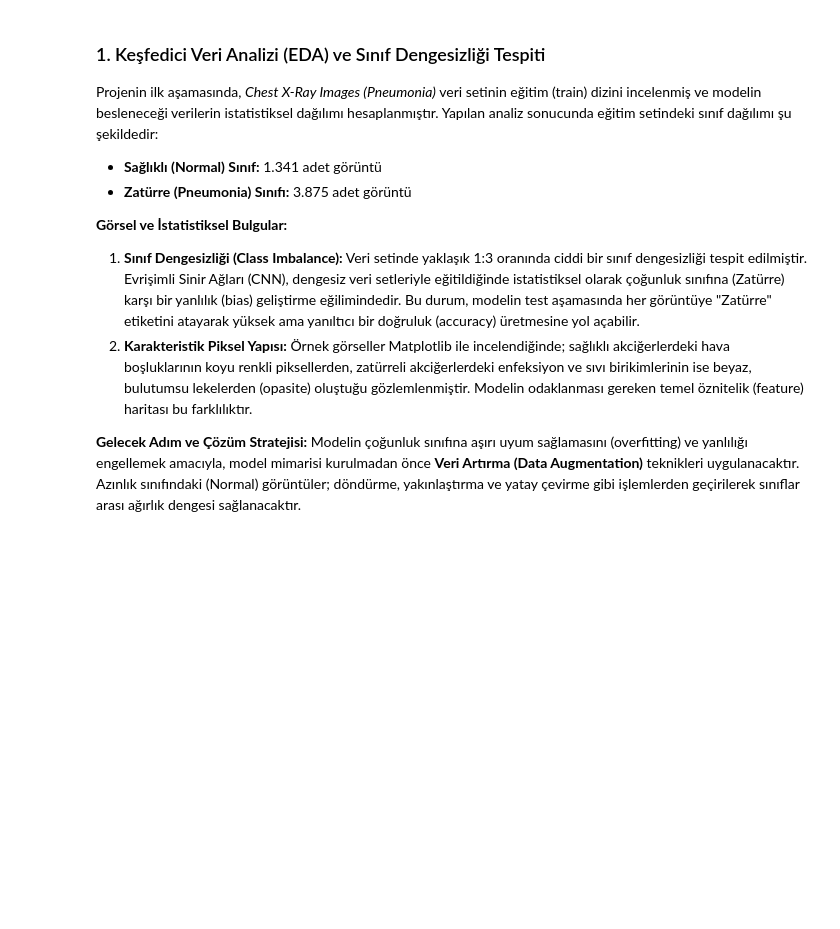
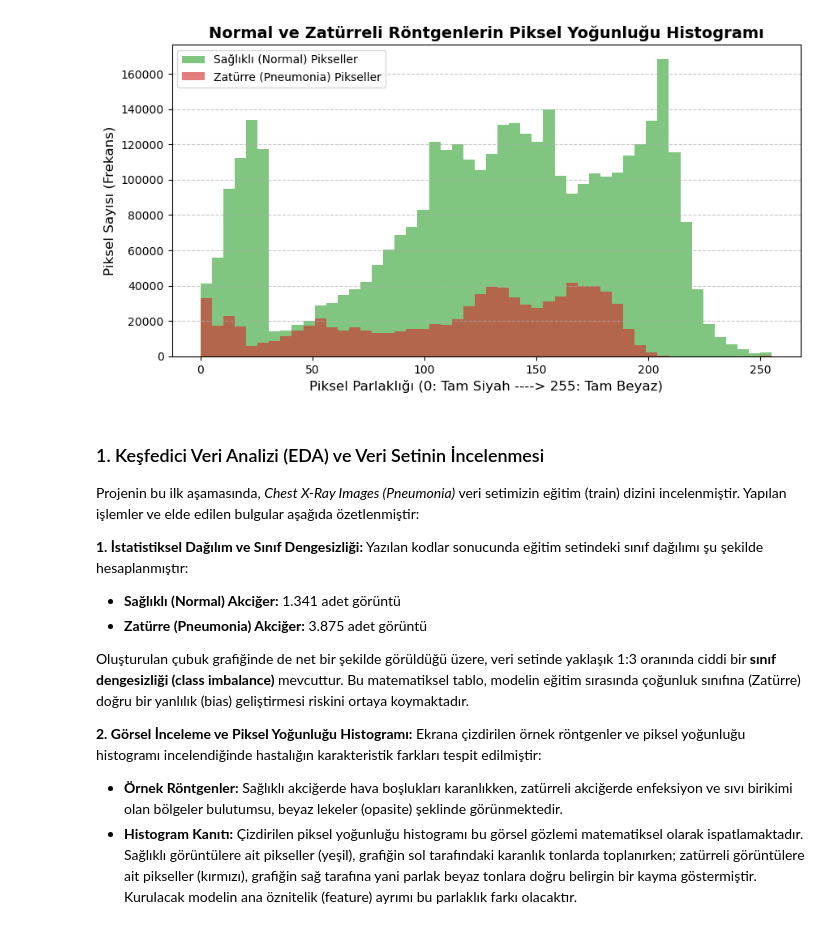
Before and after one commit to mustafaerfidan/Chest-XRay-Pneumonia-Detection, a Jupyter notebook: notebooks/01_veri_kesfi.ipynb, the cells around one changed output. Saved outputs shown, nothing was run; the diff lists cells and outputs as text; code cells hidden in the pictures; blank space fills up the shorter version.

Commit message:
veri keşfi

```diff
--- a/notebooks/01_veri_kesfi.ipynb
+++ b/notebooks/01_veri_kesfi.ipynb
@@ -65,14 +102,45 @@ Eğitim Setindeki Zatürre (Pneumonia) Röntgen Sayısı: 3875
+# %%
+# ---------------------------------------------------------
+# ADIM 5: PİKSEL YOĞUNLUĞU HİSTOGRAMI (Histogram Analysis)
+# ---------------------------------------------------------
+import numpy as np
+
+# Önceki hücrelerde okuduğumuz img_normal ve img_zaturre matrislerini kullanıyoruz.
+# Resimler 2 boyutlu (X, Y) olduğu için, pikselleri sayabilmek adına ravel() ile tek boyutlu bir listeye (1D) düzleştiriyoruz.
+pixels_normal = img_normal.ravel()
+pixels_zaturre = img_zaturre.ravel()
+
+# Yeni bir grafik alanı açıyoruz
+plt.figure(figsize=(10, 5))
+
+# Sağlıklı resmin piksellerini yeşil, zatürreli resmin piksellerini kırmızı çizdiriyoruz.
+# bins=50: Pikselleri 50 farklı ton grubuna ayırır. alpha=0.6: Grafikleri şeffaflaştırarak kesişimleri gösterir.
+plt.hist(pixels_normal, bins=50, alpha=0.6, color='#2ca02c', label='Sağlıklı (Normal) Pikseller')
+plt.hist(pixels_zaturre, bins=50, alpha=0.6, color='#d62728', label='Zatürre (Pneumonia) Pikseller')
+
+# Grafiği rapor için isimlendiriyoruz
+plt.title('Normal ve Zatürreli Röntgenlerin Piksel Yoğunluğu Histogramı', fontsize=14, fontweight='bold')
+plt.xlabel('Piksel Parlaklığı (0: Tam Siyah ----> 255: Tam Beyaz)', fontsize=12)
+plt.ylabel('Piksel Sayısı (Frekans)', fontsize=12)
+
+plt.legend()
+plt.grid(axis='y', linestyle='--', alpha=0.7)
+plt.show()
+# %% [output]
+[figure, added]
 # %% [markdown]
-### 1. Keşfedici Veri Analizi (EDA) ve Sınıf Dengesizliği Tespiti
+### 1. Keşfedici Veri Analizi (EDA) ve Veri Setinin İncelenmesi
 
-Projenin ilk aşamasında, *Chest X-Ray Images (Pneumonia)* veri setinin eğitim (train) dizini incelenmiş ve modelin besleneceği verilerin istatistiksel dağılımı hesaplanmıştır. Yapılan analiz sonucunda eğitim setindeki sınıf dağılımı şu şekildedir:
+Projenin bu ilk aşamasında, *Chest X-Ray Images (Pneumonia)* veri setimizin eğitim (train) dizini incelenmiştir. Yapılan işlemler ve elde edilen bulgular aşağıda özetlenmiştir:
 
-*   **Sağlıklı (Normal) Sınıf:** 1.341 adet görüntü
-*   **Zatürre (Pneumonia) Sınıfı:** 3.875 adet görüntü
+**1. İstatistiksel Dağılım ve Sınıf Dengesizliği:**
+Yazılan kodlar sonucunda eğitim setindeki sınıf dağılımı şu şekilde hesaplanmıştır:
+*   **Sağlıklı (Normal) Akciğer:** 1.341 adet görüntü
+*   **Zatürre (Pneumonia) Akciğer:** 3.875 adet görüntü
 
-**Görsel ve İstatistiksel Bulgular:**
-1. **Sınıf Dengesizliği (Class Imbalance):** Veri setinde yaklaşık 1:3 oranında ciddi bir sınıf dengesizliği tespit edilmiştir. Evrişimli Sinir Ağları (CNN), dengesiz veri setleriyle eğitildiğinde istatistiksel olarak çoğunluk sınıfına (Zatürre) karşı bir yanlılık (bias) geliştirme eğilimindedir. Bu durum, modelin test aşamasında her görüntüye "Zatürre" etiketini atayarak yüksek ama yanıltıcı bir doğruluk (accuracy) üretmesine yol açabilir.
-2. **Karakteristik Piksel Yapısı:** Örnek görseller Matplotlib ile incelendiğinde; sağlıklı akciğerlerdeki hava boşluklarının koyu renkli piksellerden, zatürreli akciğerlerdeki enfeksiyon ve sıvı birikimlerinin ise beyaz, bulutumsu lekelerden (opasite) oluştuğu gözlemlenmiştir. Modelin odaklanması gereken temel öznitelik (feature) haritası bu farklılıktır.
+Oluşturulan çubuk grafiğinde de net bir şekilde görüldüğü üzere, veri setinde yaklaşık 1:3 oranında ciddi bir **sınıf dengesizliği (class imbalance)** mevcuttur. Bu matematiksel tablo, modelin eğitim sırasında çoğunluk sınıfına (Zatürre) doğru bir yanlılık (bias) geliştirmesi riskini ortaya koymaktadır.
 
-**Gelecek Adım ve Çözüm Stratejisi:**
-Modelin çoğunluk sınıfına aşırı uyum sağlamasını (overfitting) ve yanlılığı engellemek amacıyla, model mimarisi kurulmadan önce **Veri Artırma (Data Augmentation)** teknikleri uygulanacaktır. Azınlık sınıfındaki (Normal) görüntüler; döndürme, yakınlaştırma ve yatay çevirme gibi işlemlerden geçirilerek sınıflar arası ağırlık dengesi sağlanacaktır.
+**2. Görsel İnceleme ve Piksel Yoğunluğu Histogramı:**
+Ekrana çizdirilen örnek röntgenler ve piksel yoğunluğu histogramı incelendiğinde hastalığın karakteristik farkları tespit edilmiştir:
+*   **Örnek Röntgenler:** Sağlıklı akciğerde hava boşlukları karanlıkken, zatürreli akciğerde enfeksiyon ve sıvı birikimi olan bölgeler bulutumsu, beyaz lekeler (opasite) şeklinde görünmektedir.
+*   **Histogram Kanıtı:** Çizdirilen piksel yoğunluğu histogramı bu görsel gözlemi matematiksel olarak ispatlamaktadır. Sağlıklı görüntülere ait pikseller (yeşil), grafiğin sol tarafındaki karanlık tonlarda toplanırken; zatürreli görüntülere ait pikseller (kırmızı), grafiğin sağ tarafına yani parlak beyaz tonlara doğru belirgin bir kayma göstermiştir. Kurulacak modelin ana öznitelik (feature) ayrımı bu parlaklık farkı olacaktır.
```
Also changed, not shown: parts of 1 cell of this notebook.
